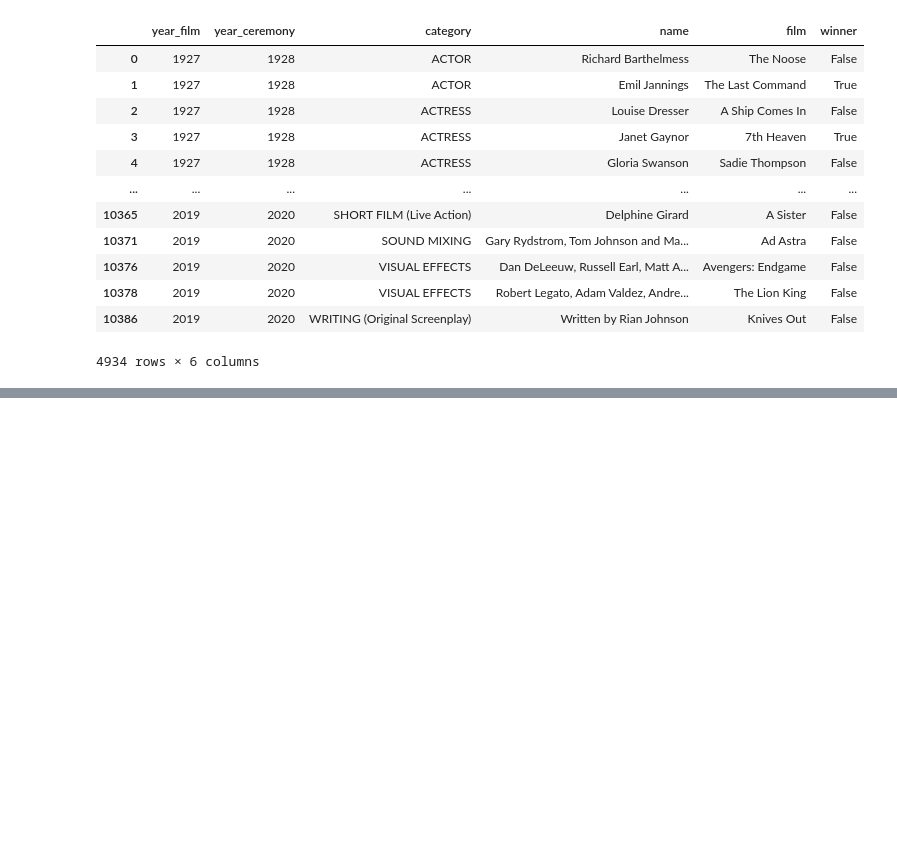
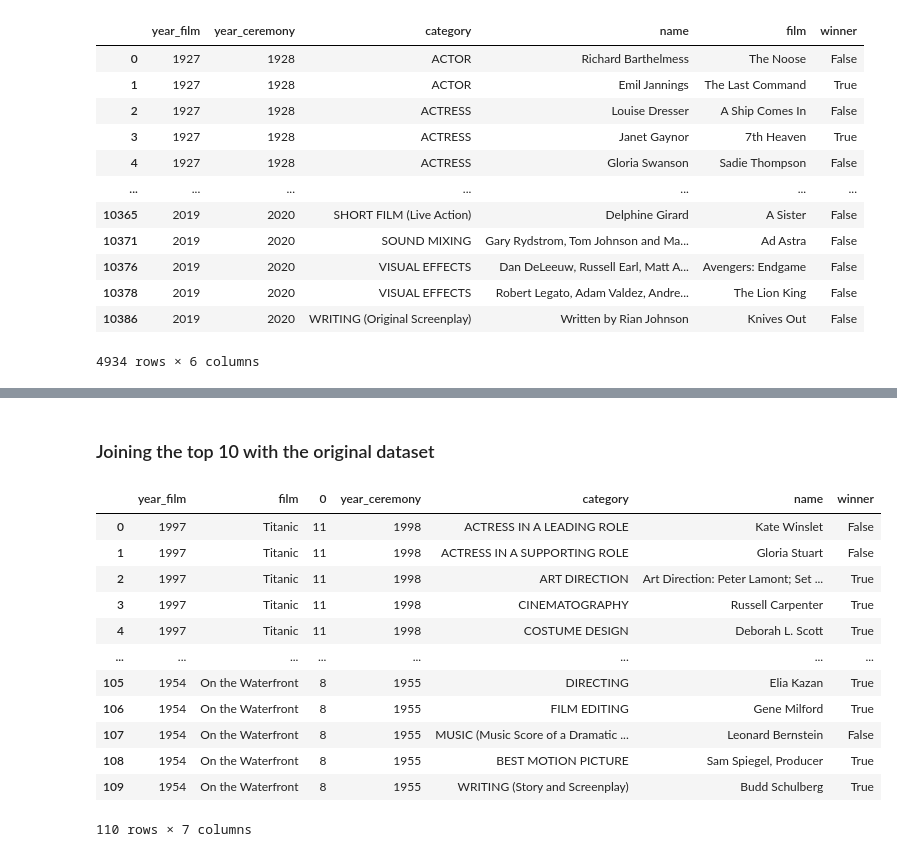
Before and after one commit to c-eggensperger/UCDPA_Oscar-Movie-Ratings, a Jupyter notebook: Oscar Movie Ratings Analysis.ipynb, the cells around one changed output, grey strips where cells are left out. Cells and saved outputs as stored; diff of their text form; code cells hidden in the pictures; blank space fills up the shorter version.

Commit message:
Analysis of dataset
Analyzing the highest winning movies

```diff
--- a/Oscar Movie Ratings Analysis.ipynb
+++ b/Oscar Movie Ratings Analysis.ipynb
@@ -157,0 +162,3 @@ unique_movies.dropna()
+# %%
+biggest_winners = winners[["film", "year_film"]].value_counts()
+biggest_winners
@@ -157,0 +179,2 @@ unique_movies.dropna()
+# %%
+df_winners = pd.DataFrame(biggest_winners)
@@ -157,0 +197,19 @@ unique_movies.dropna()
+# %% [markdown]
+### Joining the top 10 with the original dataset
+# %%
+top10 = df_winners[:10].merge(oscars, on=["year_film", "film"], how="inner")
+top10
+# %% [output]
+|  | year_film | film | 0 | year_ceremony | category | name | winner |
+| 0 | 1997 | Titanic | 11 | 1998 | ACTRESS IN A LEADING ROLE | Kate Winslet | False |
+| 1 | 1997 | Titanic | 11 | 1998 | ACTRESS IN A SUPPORTING ROLE | Gloria Stuart | False |
+| 2 | 1997 | Titanic | 11 | 1998 | ART DIRECTION | Art Direction: Peter Lamont; Set ... | True |
+| 3 | 1997 | Titanic | 11 | 1998 | CINEMATOGRAPHY | Russell Carpenter | True |
+| 4 | 1997 | Titanic | 11 | 1998 | COSTUME DESIGN | Deborah L. Scott | True |
+| ... | ... | ... | ... | ... | ... | ... | ... |
+| 105 | 1954 | On the Waterfront | 8 | 1955 | DIRECTING | Elia Kazan | True |
+| 106 | 1954 | On the Waterfront | 8 | 1955 | FILM EDITING | Gene Milford | True |
+| 107 | 1954 | On the Waterfront | 8 | 1955 | MUSIC (Music Score of a Dramatic ... | Leonard Bernstein | False |
+| 108 | 1954 | On the Waterfront | 8 | 1955 | BEST MOTION PICTURE | Sam Spiegel, Producer | True |
+| 109 | 1954 | On the Waterfront | 8 | 1955 | WRITING (Story and Screenplay) | Budd Schulberg | True |
+110 rows × 7 columns
```
Also changed, not shown: parts of 6 cells of this notebook.
